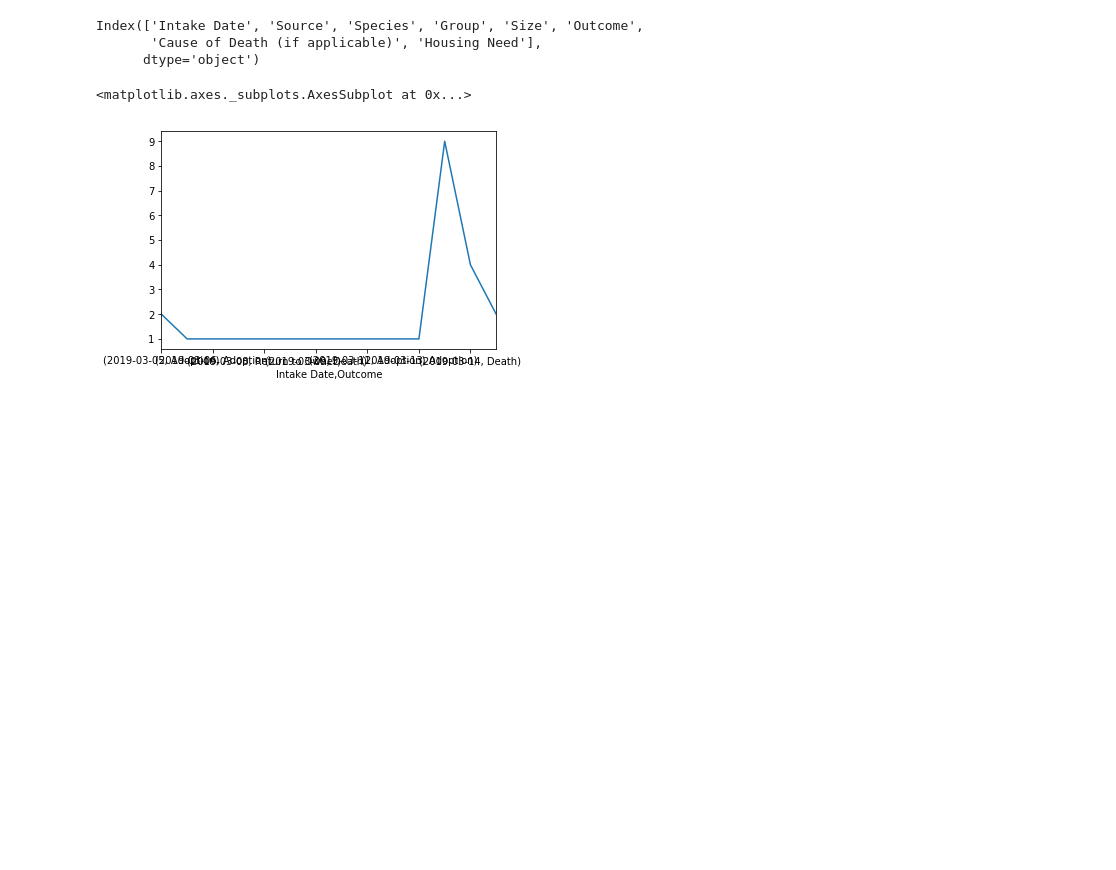
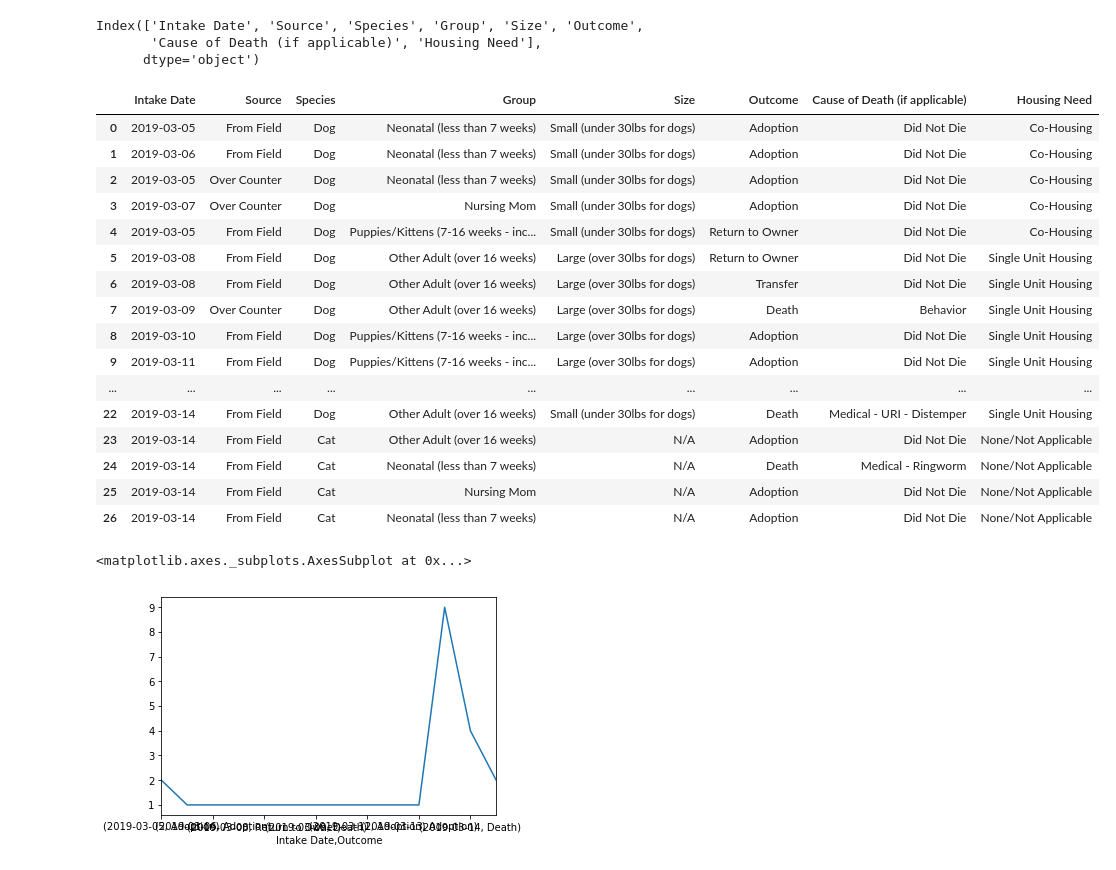
Before and after one commit to austinpetsalive/gapapp, a Jupyter notebook: dashboard_proto.ipynb, the cells around one changed output. Drawn from its saved outputs; the diff is of its cells as text; code cells hidden in the pictures; blank space fills up the shorter version.

```diff
--- a/dashboard_proto.ipynb
+++ b/dashboard_proto.ipynb
@@ -1,12 +1,32 @@
 # %%
 import pandas as pd
 
-df = pd.read_pickle('20190325-215555.pkl')
+df = pd.read_pickle('./data/none-20190326-182522.pkl')
 df.columns
 # %% [output]
 Index(['Intake Date', 'Source', 'Species', 'Group', 'Size', 'Outcome',
        'Cause of Death (if applicable)', 'Housing Need'],
       dtype='object')
+# %%
+df
+# %% [output]
+|  | Intake Date | Source | Species | Group | Size | Outcome | Cause of Death (if applicable) | Housing Need |
+| 0 | 2019-03-05 | From Field | Dog | Neonatal (less than 7 weeks) | Small (under 30lbs for dogs) | Adoption | Did Not Die | Co-Housing |
+| 1 | 2019-03-06 | From Field | Dog | Neonatal (less than 7 weeks) | Small (under 30lbs for dogs) | Adoption | Did Not Die | Co-Housing |
+| 2 | 2019-03-05 | Over Counter | Dog | Neonatal (less than 7 weeks) | Small (under 30lbs for dogs) | Adoption | Did Not Die | Co-Housing |
+| 3 | 2019-03-07 | Over Counter | Dog | Nursing Mom | Small (under 30lbs for dogs) | Adoption | Did Not Die | Co-Housing |
+| 4 | 2019-03-05 | From Field | Dog | Puppies/Kittens (7-16 weeks - inc... | Small (under 30lbs for dogs) | Return to Owner | Did Not Die | Co-Housing |
+| 5 | 2019-03-08 | From Field | Dog | Other Adult (over 16 weeks) | Large (over 30lbs for dogs) | Return to Owner | Did Not Die | Single Unit Housing |
+| 6 | 2019-03-08 | From Field | Dog | Other Adult (over 16 weeks) | Large (over 30lbs for dogs) | Transfer | Did Not Die | Single Unit Housing |
+| 7 | 2019-03-09 | Over Counter | Dog | Other Adult (over 16 weeks) | Large (over 30lbs for dogs) | Death | Behavior | Single Unit Housing |
+| 8 | 2019-03-10 | From Field | Dog | Puppies/Kittens (7-16 weeks - inc... | Large (over 30lbs for dogs) | Adoption | Did Not Die | Single Unit Housing |
+| 9 | 2019-03-11 | From Field | Dog | Puppies/Kittens (7-16 weeks - inc... | Large (over 30lbs for dogs) | Adoption | Did Not Die | Single Unit Housing |
+| ... | ... | ... | ... | ... | ... | ... | ... | ... |
+| 22 | 2019-03-14 | From Field | Dog | Other Adult (over 16 weeks) | Small (under 30lbs for dogs) | Death | Medical - URI - Distemper | Single Unit Housing |
+| 23 | 2019-03-14 | From Field | Cat | Other Adult (over 16 weeks) | N/A | Adoption | Did Not Die | None/Not Applicable |
+| 24 | 2019-03-14 | From Field | Cat | Neonatal (less than 7 weeks) | N/A | Death | Medical - Ringworm | None/Not Applicable |
+| 25 | 2019-03-14 | From Field | Cat | Nursing Mom | N/A | Adoption | Did Not Die | None/Not Applicable |
+| 26 | 2019-03-14 | From Field | Cat | Neonatal (less than 7 weeks) | N/A | Adoption | Did Not Die | None/Not Applicable |
 # %%
 import matplotlib.pyplot as plt
 %matplotlib inline
```
Also changed, not shown: parts of 6 cells of this notebook, 25 other files.
